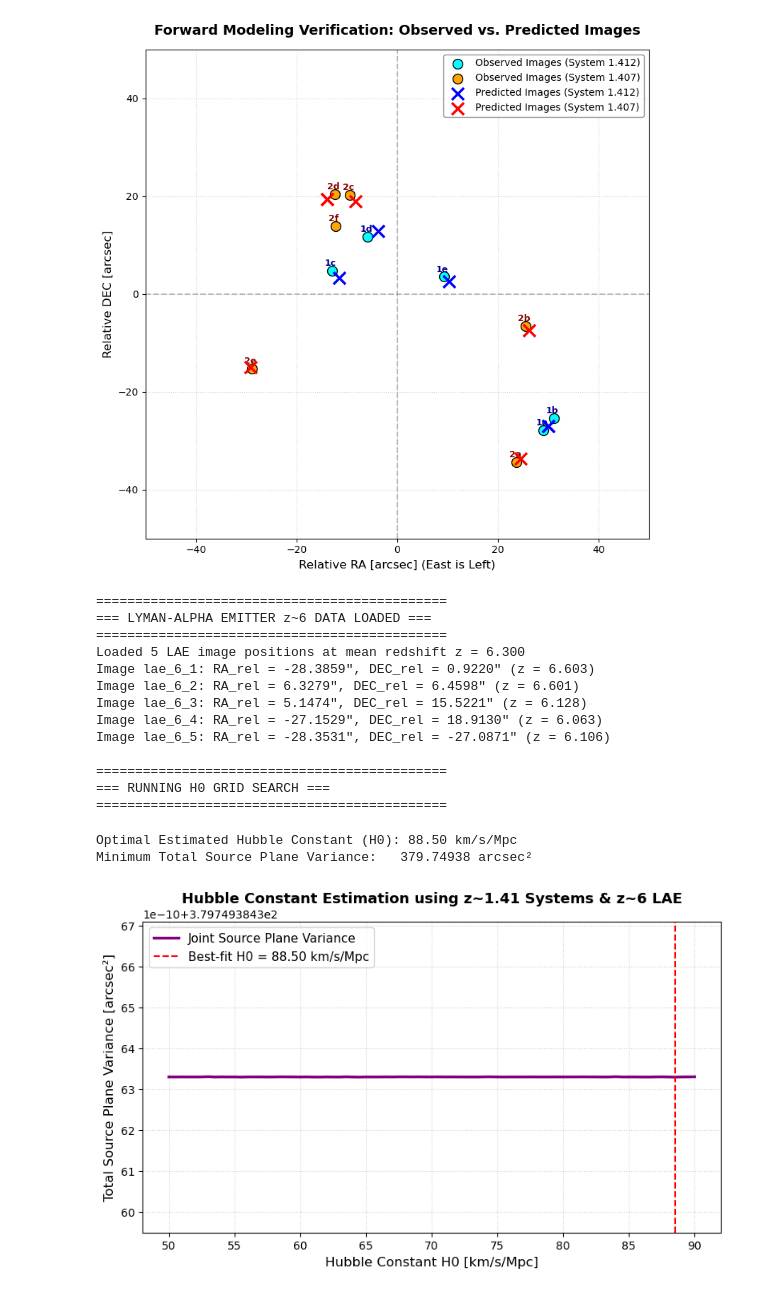
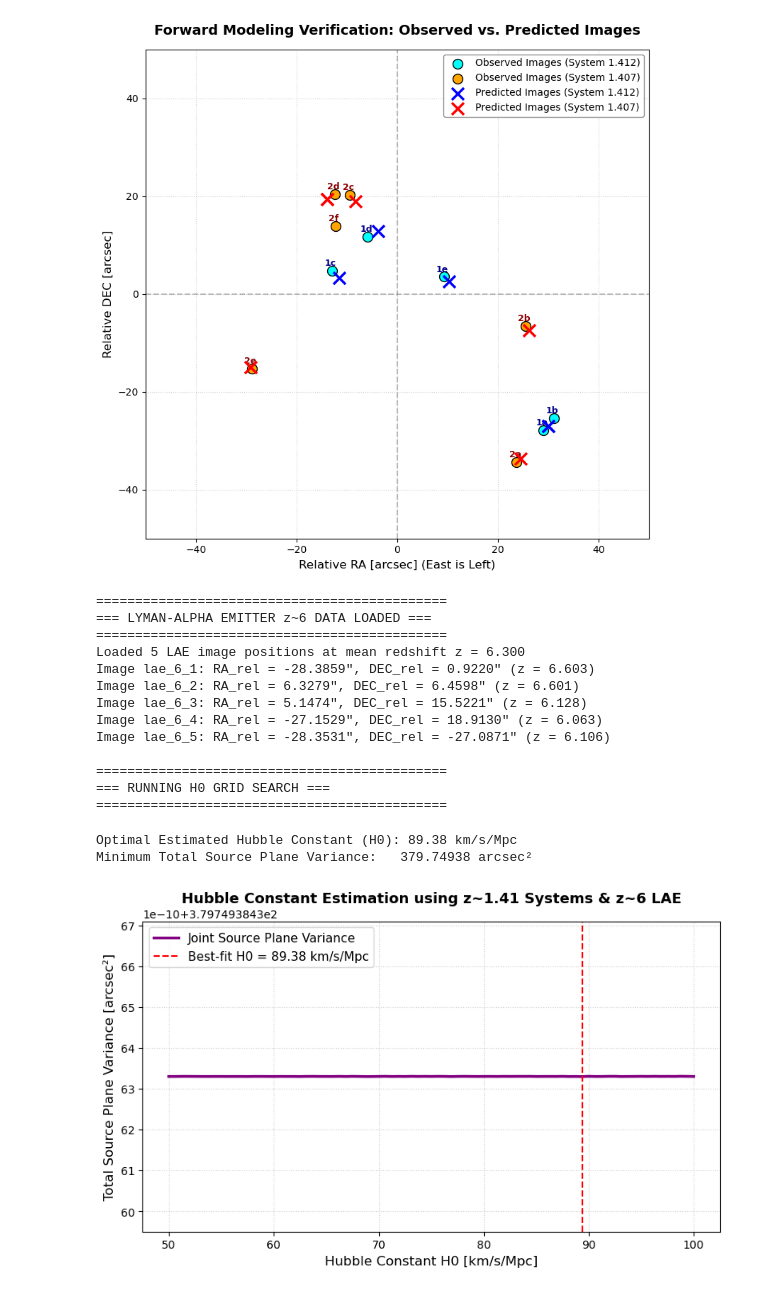
Before and after one commit to julz-tea-scl/Final-Year-Project, a Jupyter notebook: Lenstronomy Code Pipeline.ipynb, the cells around one changed output. Cells and saved outputs as stored; diff of their text form; code cells hidden in the pictures.

Commit message:
LOT OF FUCKING GRAPHS

```diff
--- a/Lenstronomy Code Pipeline.ipynb
+++ b/Lenstronomy Code Pipeline.ipynb
@@ -496,7 +496,7 @@ def compute_joint_source_spread(h0_candidate, opt_params):
 
 # 3. Scan over a range of H0 values
 print("\n" + "="*45 + "\n=== RUNNING H0 GRID SEARCH ===\n" + "="*45)
-h0_grid = np.linspace(50.0, 90.0, 81)  # Search H0 from 50 to 90 km/s/Mpc
+h0_grid = np.linspace(50.0, 100, 81)  # Search H0 from 50 to 100 km/s/Mpc
 joint_spreads = []
 
 # Uses res_opt.x from your docx's optimization output
@@ -510,32 +510,32 @@ best_h0 = h0_grid[np.argmin(joint_spreads)]
 print(f"Optimal Estimated Hubble Constant (H0): {best_h0:.2f} km/s/Mpc")
 print(f"Minimum Total Source Plane Variance:   {np.min(joint_spreads):.5f} arcsec²")
 
 # 4. Plot H0 variance curve
 plt.figure(figsize=(8, 5))
 plt.plot(h0_grid, joint_spreads, color='purple', linewidth=2.5, label='Joint Source Plane Variance')
 plt.axvline(best_h0, color='red', linestyle='--', label=f'Best-fit H0 = {best_h0:.2f} km/s/Mpc')
 plt.xlabel('Hubble Constant H0 [km/s/Mpc]', fontsize=12)
 plt.ylabel('Total Source Plane Variance [arcsec²]', fontsize=12)
 plt.title('Hubble Constant Estimation using z~1.41 Systems & z~6 LAE', fontsize=13, fontweight='bold')
 plt.grid(True, linestyle=':', alpha=0.6)
 plt.legend(fontsize=11)
 plt.tight_layout()
 plt.savefig('h0_estimation_z6.png', dpi=300)
 plt.show()
 # %% [output]
 =============================================
 === LYMAN-ALPHA EMITTER z~6 DATA LOADED ===
 =============================================
 Loaded 5 LAE image positions at mean redshift z = 6.300
 Image lae_6_1: RA_rel = -28.3859", DEC_rel = 0.9220" (z = 6.603)
 Image lae_6_2: RA_rel = 6.3279", DEC_rel = 6.4598" (z = 6.601)
 Image lae_6_3: RA_rel = 5.1474", DEC_rel = 15.5221" (z = 6.128)
 Image lae_6_4: RA_rel = -27.1529", DEC_rel = 18.9130" (z = 6.063)
 Image lae_6_5: RA_rel = -28.3531", DEC_rel = -27.0871" (z = 6.106)
 
 =============================================
 === RUNNING H0 GRID SEARCH ===
 =============================================
-Optimal Estimated Hubble Constant (H0): 88.50 km/s/Mpc
+Optimal Estimated Hubble Constant (H0): 89.38 km/s/Mpc
 Minimum Total Source Plane Variance:   379.74938 arcsec²
-[figure, old version]
+[figure, new version]
```
Also changed, not shown: parts of 1 cell of this notebook, 54 other files.
